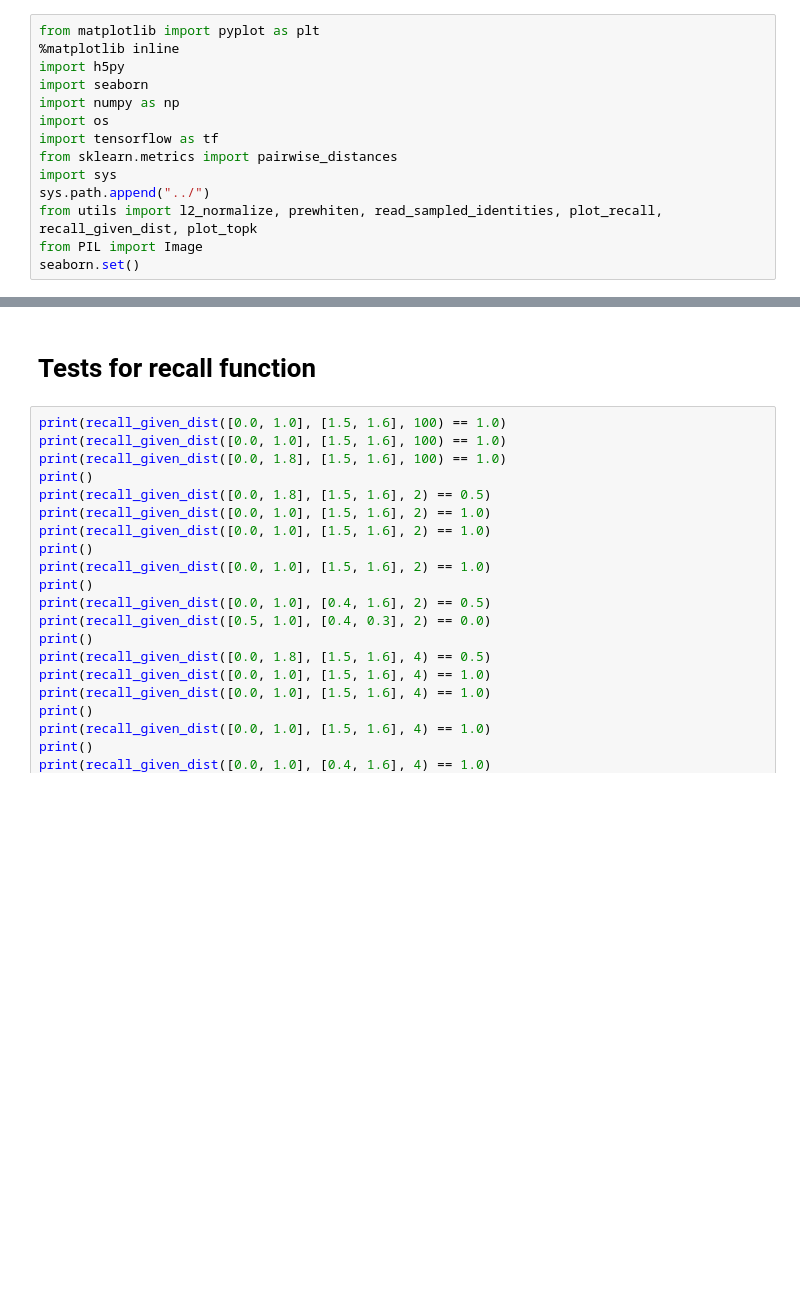
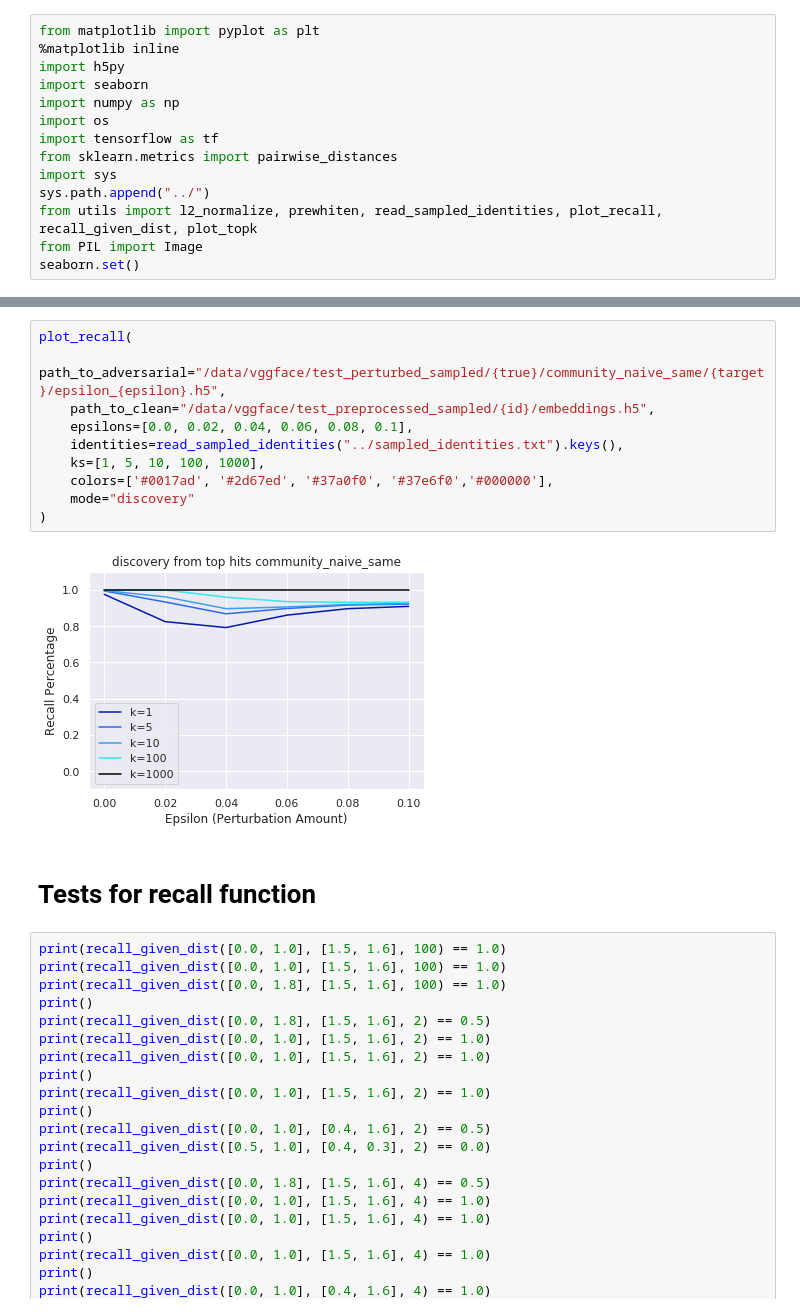
Before and after one commit to psturmfels/adversarial_faces, a Jupyter notebook: notebooks/recall_community_naive_same.ipynb, the cells around one changed output, grey strips where cells are left out. Saved outputs shown, nothing was run; the diff lists cells and outputs as text; blank space fills up the shorter version.

Commit message:
implemented discovery rate computation

```diff
--- a/notebooks/recall_community_naive_same.ipynb
+++ b/notebooks/recall_community_naive_same.ipynb
@@ -24,3 +26,15 @@ plot_recall(
+# %%
+plot_recall(
+    path_to_adversarial="/data/vggface/test_perturbed_sampled/{true}/community_naive_same/{target}/epsilon_{epsilon}.h5",
+    path_to_clean="/data/vggface/test_preprocessed_sampled/{id}/embeddings.h5",
+    epsilons=[0.0, 0.02, 0.04, 0.06, 0.08, 0.1],
+    identities=read_sampled_identities("../sampled_identities.txt").keys(),
+    ks=[1, 5, 10, 100, 1000],
+    colors=['#0017ad', '#2d67ed', '#37a0f0', '#37e6f0','#000000'],
+    mode="discovery"
+)
+# %% [output]
+[figure, added]
 # %% [markdown]
 # Tests for recall function
 # %%
```
Also changed, not shown: parts of 3 cells of this notebook, 1 other file.
